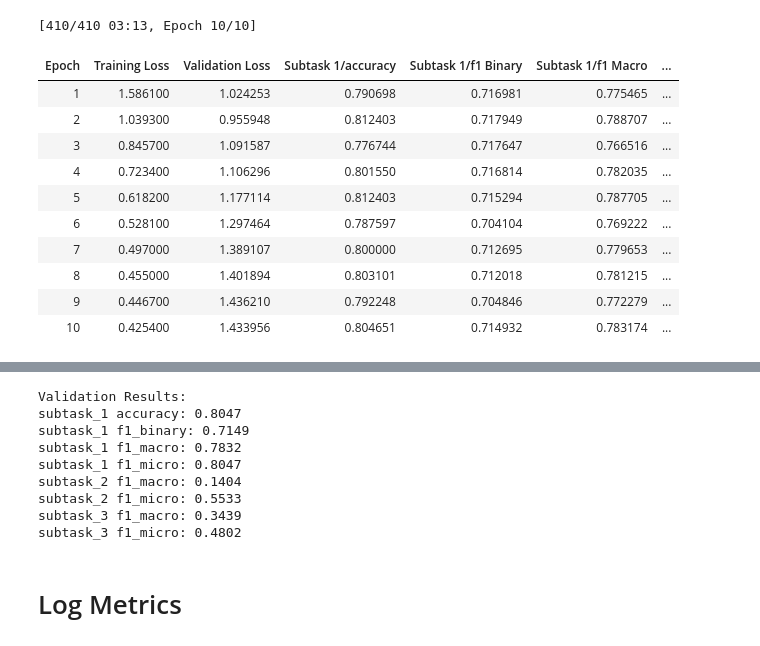
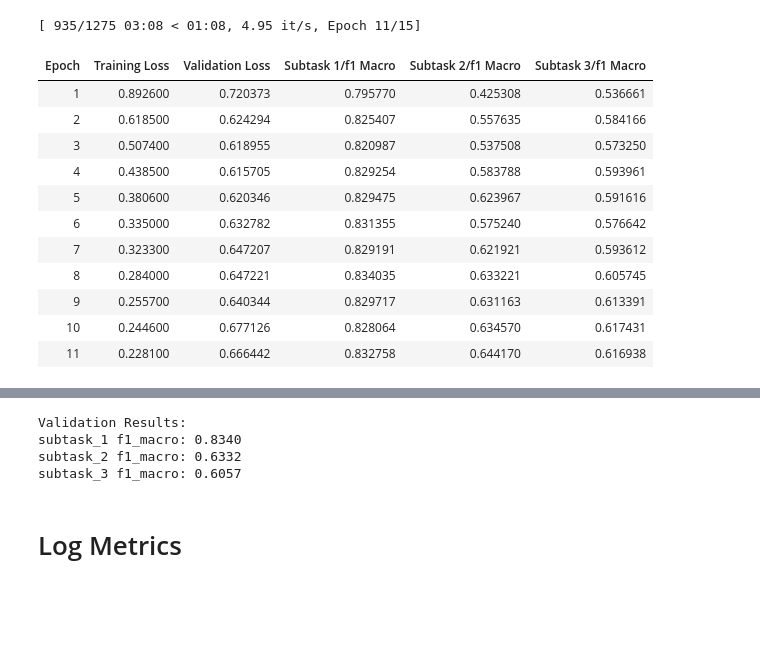
Before and after one commit to 0ssamaak0/SemEval-26-task9, a Jupyter notebook: MTL_no_gate.ipynb, the cells around one changed output, grey strips where cells are left out. Drawn from its saved outputs; the diff is of its cells as text; code cells hidden in the pictures; blank space fills up the shorter version.

```diff
--- a/MTL_no_gate.ipynb
+++ b/MTL_no_gate.ipynb
@@ -18,10 +18,10 @@ wandb.init(mode="disabled")
 NUM_TYPES = 5
 NUM_MANIFESTATIONS = 6
 datasets_merge = True
-lang = "eng"
-trial_id = "0000NG1"
-model_names = ['bert-base-uncased', "UBC-NLP/MARBERTv2", "microsoft/deberta-v3-base"]
-model_name = model_names[2]
+lang = "arb"
+trial_id = "0000NG2"
+model_names = ['bert-base-uncased', "UBC-NLP/MARBERTv2", "microsoft/deberta-v3-base", "FacebookAI/xlm-roberta-large"]
+model_name = model_names[1]
 # %%
 train_1 = pd.read_csv("./dev_phase/subtask1/train/" + lang + ".csv")
 train_2 = pd.read_csv("./dev_phase/subtask2/train/" + lang + ".csv")
@@ -186,8 +187,18 @@ class SharedMTLModel(nn.Module):
 
         return {"loss": loss, "logits": logits}
+# %%
+def compute_pos_weights(df, label_cols):
+    labels = df[label_cols].values
+    pos = labels.sum(axis=0)
+    neg = (labels == 0).sum(axis=0)
+    weights = torch.tensor(neg / (pos + 1e-5), dtype=torch.float)
+    return weights
+
+pos_weight_2 = compute_pos_weights(train_2, train_2.columns[2:])
+pos_weight_3 = compute_pos_weights(train_3, train_3.columns[2:])
+
+model = SharedMTLModel(model_name, NUM_TYPES, NUM_MANIFESTATIONS, pos_weight_2, pos_weight_3)
 # %%
-model = SharedMTLModel(model_name, NUM_TYPES, NUM_MANIFESTATIONS)
-
 def compute_metrics(eval_pred):
     logits = eval_pred.predictions
     labels = eval_pred.label_ids
@@ -222,17 +233,9 @@ def compute_metrics(eval_pred):
     y3_true = labels[:, 1+NUM_TYPES:]
 
     return {
-        "subtask_1/accuracy": accuracy_score(y1_true, y1_pred),
-        "subtask_1/f1_binary": f1_score(y1_true, y1_pred, average="binary", zero_division=0),
         "subtask_1/f1_macro": f1_score(y1_true, y1_pred, average="macro", zero_division=0),
-        "subtask_1/f1_micro": f1_score(y1_true, y1_pred, average="micro", zero_division=0),
-
         "subtask_2/f1_macro": f1_score(y2_true, y2_pred, average="macro", zero_division=0),
-        "subtask_2/f1_micro": f1_score(y2_true, y2_pred, average="micro", zero_division=0),
-
-        "subtask_3/f1_macro": f1_score(y3_true, y3_pred, average="macro", zero_division=0),
-        "subtask_3/f1_micro": f1_score(y3_true, y3_pred, average="micro", zero_division=0),
-    }
+        "subtask_3/f1_macro": f1_score(y3_true, y3_pred, average="macro", zero_division=0),    }
 
 from transformers import EarlyStoppingCallback
 
@@ -253,54 +256,45 @@ training_args = TrainingArguments(
 # %%
 # Initialize the Trainer
 trainer = Trainer(
     model=model,
     args=training_args,
     train_dataset=train_dataset,
     eval_dataset=val_dataset,
     compute_metrics=compute_metrics,
     data_collator=DataCollatorWithPadding(tokenizer),
     callbacks=[EarlyStoppingCallback(early_stopping_patience=3)] # Stop if no improvement for 3 epochs
 )
 
 # Train the model
 trainer.train()
 
 # Evaluate the model on the validation set
 eval_results = trainer.evaluate()
 print(
     "Validation Results:",
-    f"\nsubtask_1 accuracy: {eval_results['eval_subtask_1/accuracy']:.4f}",
-    f"\nsubtask_1 f1_binary: {eval_results['eval_subtask_1/f1_binary']:.4f}",
     f"\nsubtask_1 f1_macro: {eval_results['eval_subtask_1/f1_macro']:.4f}",
-    f"\nsubtask_1 f1_micro: {eval_results['eval_subtask_1/f1_micro']:.4f}",
     f"\nsubtask_2 f1_macro: {eval_results['eval_subtask_2/f1_macro']:.4f}",
-    f"\nsubtask_2 f1_micro: {eval_results['eval_subtask_2/f1_micro']:.4f}",
     f"\nsubtask_3 f1_macro: {eval_results['eval_subtask_3/f1_macro']:.4f}",
-    f"\nsubtask_3 f1_micro: {eval_results['eval_subtask_3/f1_micro']:.4f}",
 )
 # %% [output]
-[410/410 03:13, Epoch 10/10]
+[ 935/1275 03:08 < 01:08, 4.95 it/s, Epoch 11/15]
-| Epoch | Training Loss | Validation Loss | Subtask 1/accuracy | Subtask 1/f1 Binary | Subtask 1/f1 Macro | ... |
-| 1 | 1.586100 | 1.024253 | 0.790698 | 0.716981 | 0.775465 | ... |
-| 2 | 1.039300 | 0.955948 | 0.812403 | 0.717949 | 0.788707 | ... |
-| 3 | 0.845700 | 1.091587 | 0.776744 | 0.717647 | 0.766516 | ... |
-| 4 | 0.723400 | 1.106296 | 0.801550 | 0.716814 | 0.782035 | ... |
-| 5 | 0.618200 | 1.177114 | 0.812403 | 0.715294 | 0.787705 | ... |
-| 6 | 0.528100 | 1.297464 | 0.787597 | 0.704104 | 0.769222 | ... |
-| 7 | 0.497000 | 1.389107 | 0.800000 | 0.712695 | 0.779653 | ... |
-| 8 | 0.455000 | 1.401894 | 0.803101 | 0.712018 | 0.781215 | ... |
-| 9 | 0.446700 | 1.436210 | 0.792248 | 0.704846 | 0.772279 | ... |
-| 10 | 0.425400 | 1.433956 | 0.804651 | 0.714932 | 0.783174 | ... |
+| Epoch | Training Loss | Validation Loss | Subtask 1/f1 Macro | Subtask 2/f1 Macro | Subtask 3/f1 Macro |
+| 1 | 0.892600 | 0.720373 | 0.795770 | 0.425308 | 0.536661 |
+| 2 | 0.618500 | 0.624294 | 0.825407 | 0.557635 | 0.584166 |
+| 3 | 0.507400 | 0.618955 | 0.820987 | 0.537508 | 0.573250 |
+| 4 | 0.438500 | 0.615705 | 0.829254 | 0.583788 | 0.593961 |
+| 5 | 0.380600 | 0.620346 | 0.829475 | 0.623967 | 0.591616 |
+| 6 | 0.335000 | 0.632782 | 0.831355 | 0.575240 | 0.576642 |
+| 7 | 0.323300 | 0.647207 | 0.829191 | 0.621921 | 0.593612 |
+| 8 | 0.284000 | 0.647221 | 0.834035 | 0.633221 | 0.605745 |
+| 9 | 0.255700 | 0.640344 | 0.829717 | 0.631163 | 0.613391 |
+| 10 | 0.244600 | 0.677126 | 0.828064 | 0.634570 | 0.617431 |
+| 11 | 0.228100 | 0.666442 | 0.832758 | 0.644170 | 0.616938 |
 [interactive output not drawn]
 Validation Results:
-subtask_1 accuracy: 0.8047
-subtask_1 f1_binary: 0.7149
-subtask_1 f1_macro: 0.7832
-subtask_1 f1_micro: 0.8047
-subtask_2 f1_macro: 0.1404
-subtask_2 f1_micro: 0.5533
-subtask_3 f1_macro: 0.3439
-subtask_3 f1_micro: 0.4802
+subtask_1 f1_macro: 0.8340
+subtask_2 f1_macro: 0.6332
+subtask_3 f1_macro: 0.6057
 # %% [markdown]
 # Log Metrics
 # %%
```
Also changed, not shown: parts of 3 cells of this notebook, 27 other files.
